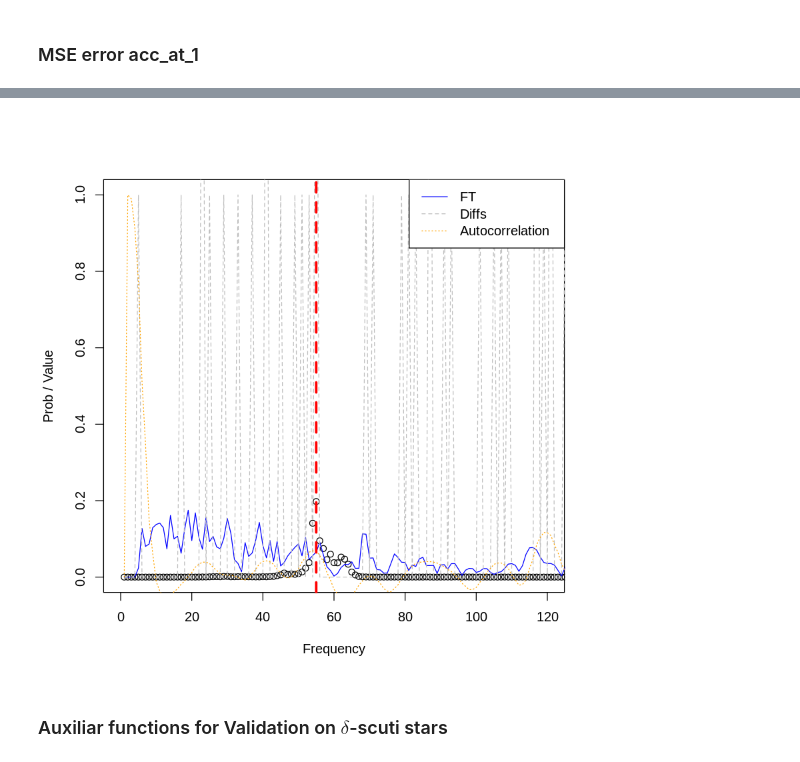
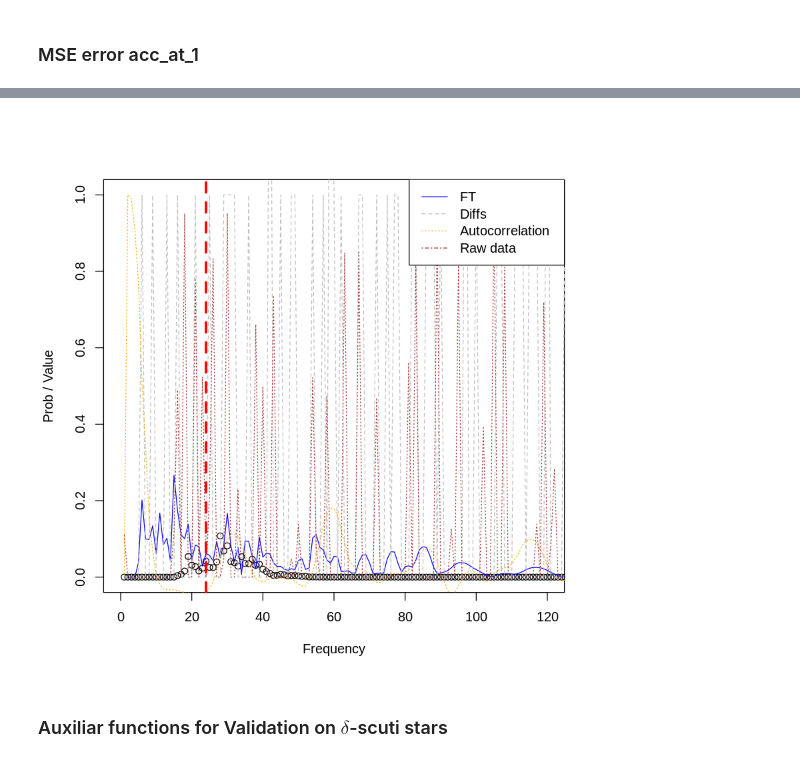
Before and after one commit to rmaestre/variableStars, a Jupyter notebook: docs/GPU/RAW-ZAMS_NN.ipynb, the cells around one changed output, grey strips where cells are left out. Saved outputs shown, nothing was run; the diff lists cells and outputs as text; code cells hidden in the pictures.

```diff
--- a/docs/GPU/RAW-ZAMS_NN.ipynb
+++ b/docs/GPU/RAW-ZAMS_NN.ipynb
@@ -71,8 +71,8 @@ ind_data <- seq(from=1,to=rows)
 X[ind_data, , 1] <- as.matrix(df_all[ind_data, 1:406])
 X[ind_data, , 2] <- as.matrix(df_all[ind_data, 406:((406 * 2) - 1)])
 X[ind_data, , 3] <- as.matrix(df_all[ind_data, (406 * 2):((406 * 3) - 1)])
-X[ind_data, , 4] <- as.matrix(df_all[ind_data, (406 * 3):((406 * 4) - 1)])
-Y <- to_categorical(df_all[ind_data, 1626:1626] / 0.0864, num_classes)
+#X[ind_data, , 4] <- as.matrix(df_all[ind_data, (406 * 3):((406 * 4) - 1)])
+Y <- (to_categorical(df_all[ind_data, 1626:1626] / 0.0864, num_classes))
 
 dim(X)
 dim(Y)
@@ -115,7 +118,7 @@ stopifnot(which(is.na(Y))==FALSE)
 stopifnot(which(is.na(X))==FALSE)
 # %%
 # Split train/test
-smp_size <- floor(0.98 * nrow(X))
+smp_size <- floor(0.9 * nrow(X))
 set.seed(123)
 ind <- sample(seq_len(nrow(X)), size = smp_size)
 
@@ -180,23 +213,19 @@ cp_callback <- callback_model_checkpoint(
 # Create a 1d convolutional NN
 model <- keras_model_sequential() %>%
   layer_separable_conv_1d(
-    kernel_size = 4,
-    filters = 8,
-    depth_multiplier = 10,
+    kernel_size = 5,
+    filters = 5,
+    depth_multiplier = 5,
     input_shape = c(406, 4)
   ) %>%
-  #layer_max_pooling_1d(pool_size = 2) %>%
-  #layer_dropout(0.2) %>%
-  #layer_batch_normalization() %>%
-layer_separable_conv_1d(
-    kernel_size = 2,
-    filters = 4,
-    depth_multiplier = 20
+  layer_max_pooling_1d(pool_size = 2) %>%
+  layer_separable_conv_1d(
+    kernel_size = 5,
+    filters = 5,
+    depth_multiplier = 5,
   ) %>%
-  layer_max_pooling_1d(pool_size = 4) %>%
-  layer_dropout(0.5) %>%
-  layer_batch_normalization() %>%
-
+  layer_max_pooling_1d(pool_size = 2) %>%
+  layer_dropout(0.2) %>%
   layer_flatten() %>%
   layer_dense(units = num_classes, activation = 'softmax')
 
@@ -339,46 +357,40 @@ hist(((classes[Y_test_hat]) - (classes[apply(y_test,1,function(x) which(x==1))])
 # %%
-select_test <- 2930
+select_test <- 5500
 
 y_hats <- predict(model, x_test)
 
 plot(
   y_hats[select_test,],
   lty = 1,
   ylim = c(0, 1),
   xlim = c(0, 120),
   col = "black",
   xlab = "Frequency",
   ylab = "Prob / Value"
 )
 
 
 lines(x_test[select_test, , 1], lty = 1, col = "blue")
 lines(x_test[select_test, , 2], lty = 2, col = "grey")
 lines(x_test[select_test, , 3], lty = 3, col = "orange")
-
+lines(x_test[select_test, , 4], lty = 3, col = "brown")
 
 abline(
   v = which(y_test[select_test, ]==1)[1],
   col = "red",
   lwd = 3,
   lty = 2
 )
 
-abline(
-  v = which(y_test[select_test, ]==1)[2],
-  col = "red",
-  lwd = 3,
-  lty = 2
-)
 
 legend(
   "topright",
-  c("FT", "Diffs", "Autocorrelation"),
+  c("FT", "Diffs", "Autocorrelation", "Raw data"),
   lty = c(1, 2, 3, 4),
-  col = c("blue", "grey", "orange")
+  col = c("blue", "grey", "orange", "brown")
 )
 # %% [output]
-[figure, old version]
+[figure, new version]
 # %% [markdown]
 ### Auxiliar functions for Validation on $\delta$-scuti stars
 # %%
```
Also changed, not shown: parts of 31 cells of this notebook, 2 other files.
